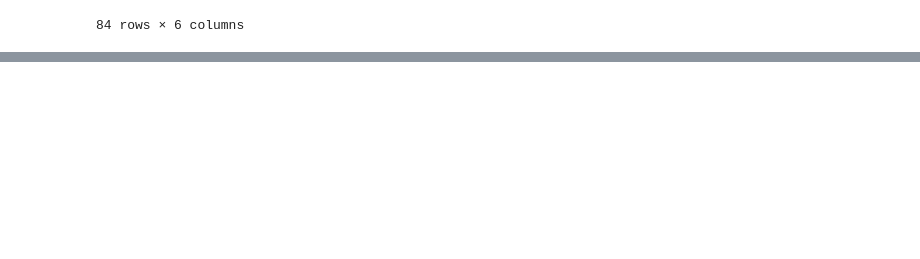
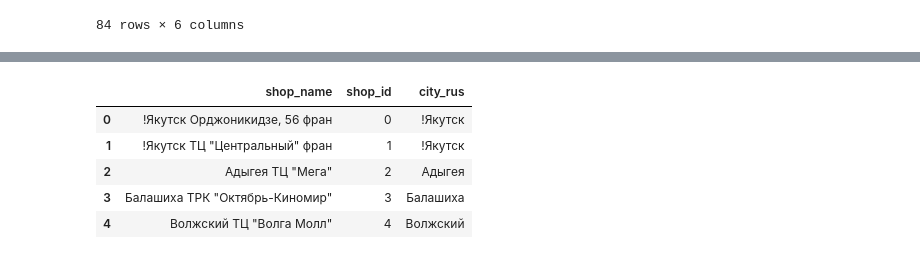
Before and after one commit to RobBlanchard/kaggle-predict-sales, a Jupyter notebook: EDA.ipynb, the cells around one changed output, grey strips where cells are left out. Cells and saved outputs as stored; diff of their text form; code cells hidden in the pictures; blank space fills up the shorter version.

```diff
--- a/EDA.ipynb
+++ b/EDA.ipynb
@@ -512,0 +533,10 @@ categories[["item_category_id", "main_category_name", "sub_category_name"]]
+# %%
+shops["city_rus"] = shops["shop_name"].str.split(" ",expand=True)[0]
+shops.head()
+# %% [output]
+|  | shop_name | shop_id | city_rus |
+| 0 | !Якутск Орджоникидзе, 56 фран | 0 | !Якутск |
+| 1 | !Якутск ТЦ "Центральный" фран | 1 | !Якутск |
+| 2 | Адыгея ТЦ "Мега" | 2 | Адыгея |
+| 3 | Балашиха ТРК "Октябрь-Киномир" | 3 | Балашиха |
+| 4 | Волжский ТЦ "Волга Молл" | 4 | Волжский |
```
Also changed, not shown: parts of 5 cells of this notebook, 2 other files.
